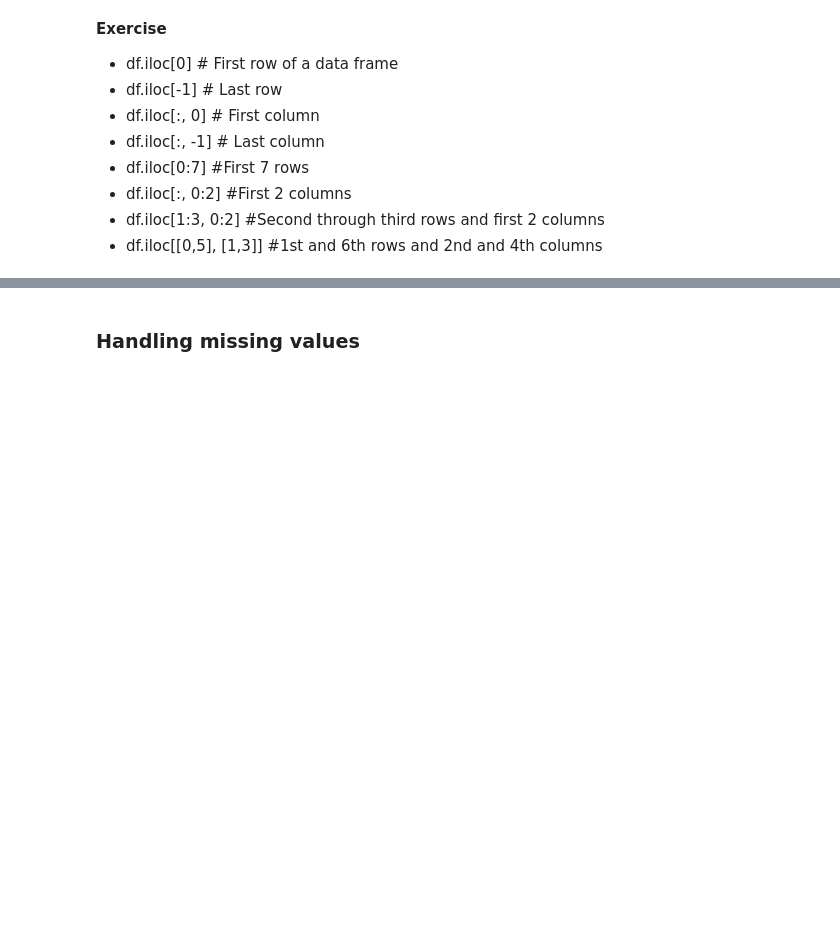
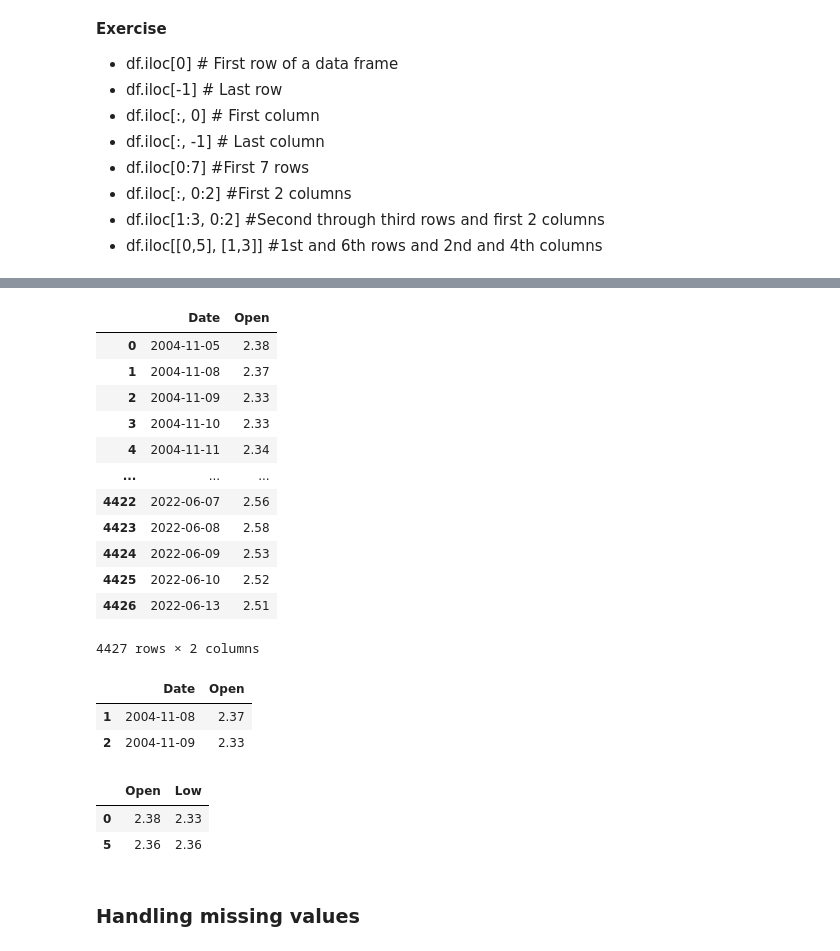
Before and after one commit to optusudhaval/buildingAI, a Jupyter notebook: notebooks/module-2/OptusU_AIB_Module_2_AI_Libraries_in_Python.ipynb, the cells around one changed output, grey strips where cells are left out. Saved outputs shown, nothing was run; the diff lists cells and outputs as text; code cells hidden in the pictures; blank space fills up the shorter version.

```diff
--- a/notebooks/module-2/OptusU_AIB_Module_2_AI_Libraries_in_Python.ipynb
+++ b/notebooks/module-2/OptusU_AIB_Module_2_AI_Libraries_in_Python.ipynb
@@ -485,3 +564,34 @@ df_singtel_stock_market_closing_prices.iloc[10:20, [0, 2, 4]]
+# %%
+#df.iloc[:, 0:2] #First 2 columns
+df_singtel_stock_market_closing_prices.iloc[:, 0:2]
+# %% [output]
+|  | Date | Open |
+| 0 | 2004-11-05 | 2.38 |
+| 1 | 2004-11-08 | 2.37 |
+| 2 | 2004-11-09 | 2.33 |
+| 3 | 2004-11-10 | 2.33 |
+| 4 | 2004-11-11 | 2.34 |
+| ... | ... | ... |
+| 4422 | 2022-06-07 | 2.56 |
+| 4423 | 2022-06-08 | 2.58 |
+| 4424 | 2022-06-09 | 2.53 |
+| 4425 | 2022-06-10 | 2.52 |
+| 4426 | 2022-06-13 | 2.51 |
+4427 rows × 2 columns
+# %%
+#df.iloc[1:3, 0:2] #Second through third rows and first 2 columns
+df_singtel_stock_market_closing_prices.iloc[1:3,0:2]
+# %% [output]
+|  | Date | Open |
+| 1 | 2004-11-08 | 2.37 |
+| 2 | 2004-11-09 | 2.33 |
+# %%
+#df.iloc[[0,5], [1,3]] #1st and 6th rows and 2nd and 4th columns
+df_singtel_stock_market_closing_prices.iloc[[0,5],[1,3]]
+# %% [output]
+|  | Open | Low |
+| 0 | 2.38 | 2.33 |
+| 5 | 2.36 | 2.36 |
 # %% [markdown]
 ### Handling missing values
 # %% [markdown]
```
Also changed, not shown: parts of 6 cells of this notebook.
